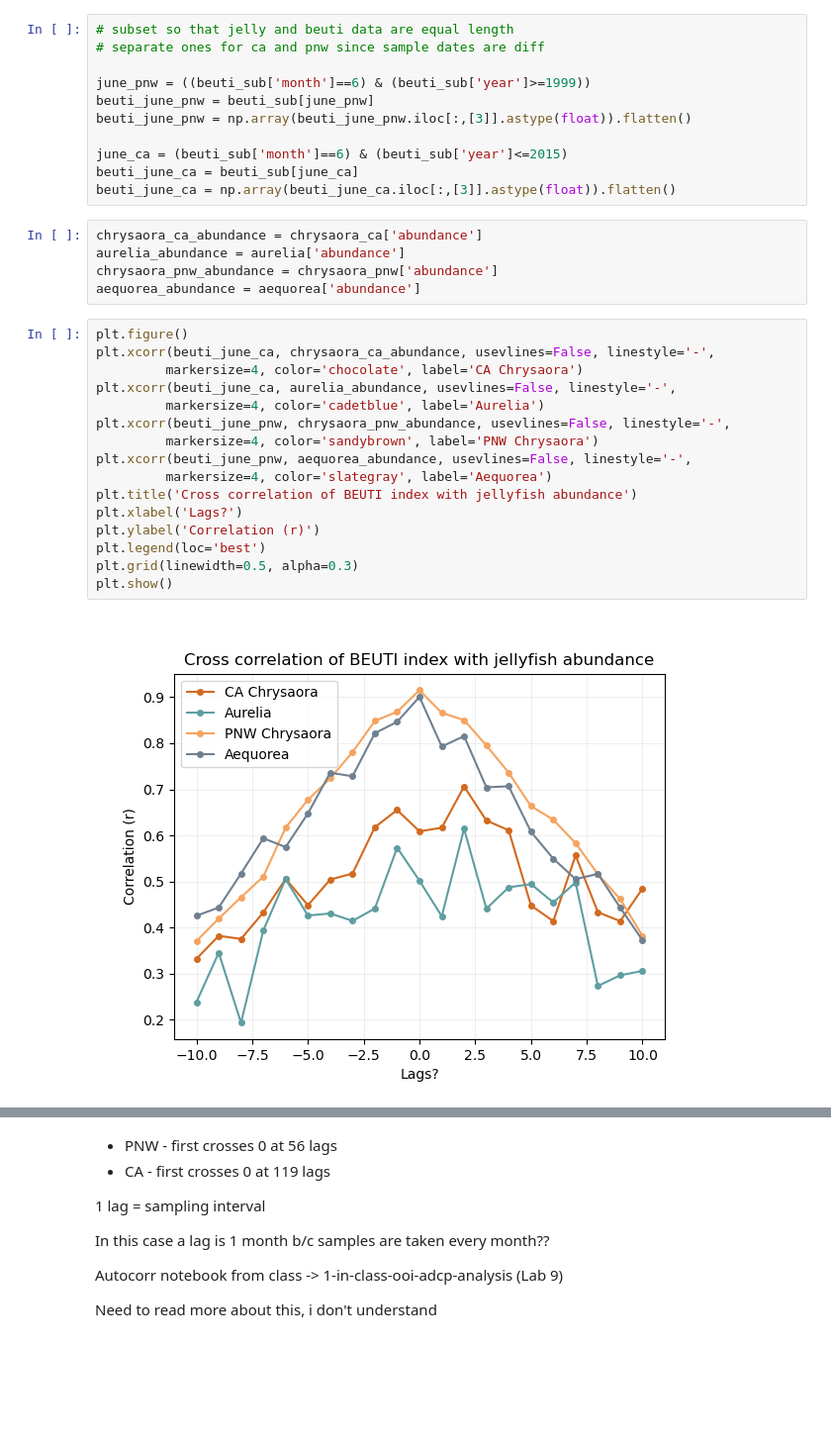
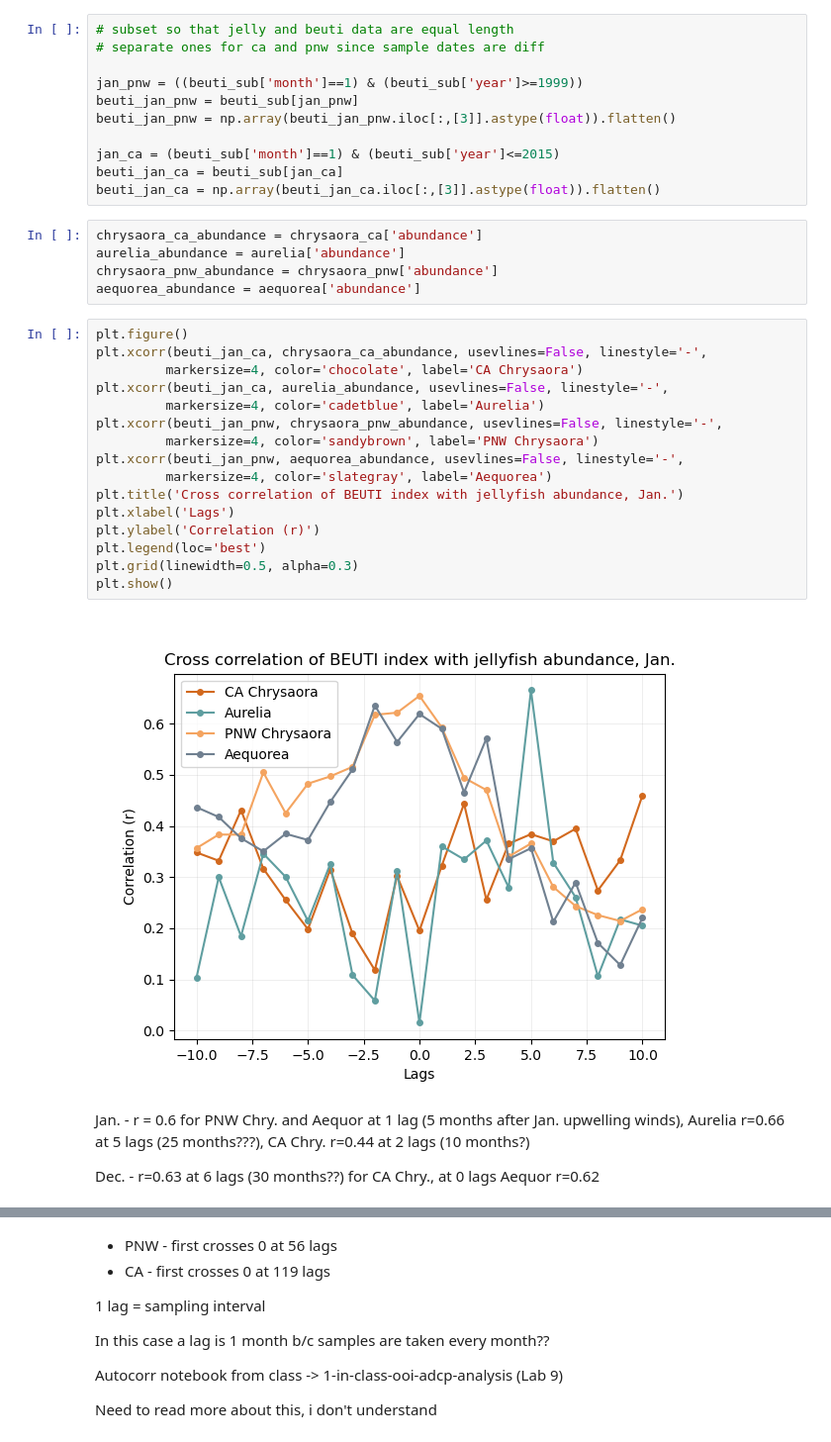
Before and after one commit to sjoh18/MS263-Final-Project, a Jupyter notebook: FinalProject.ipynb, the cells around one changed output, grey strips where cells are left out. Shown: that part at 99% size. Drawn from its saved outputs; the diff is of its cells as text; blank space fills up the shorter version.

Commit message:
worked on cross correlation plot

```diff
--- a/FinalProject.ipynb
+++ b/FinalProject.ipynb
@@ -339,13 +331,13 @@ beuti_array_pnw = beuti_array_pnw.astype(float)
 # subset so that jelly and beuti data are equal length
 # separate ones for ca and pnw since sample dates are diff
 
-june_pnw = ((beuti_sub['month']==6) & (beuti_sub['year']>=1999))
-beuti_june_pnw = beuti_sub[june_pnw]
-beuti_june_pnw = np.array(beuti_june_pnw.iloc[:,[3]].astype(float)).flatten()
+jan_pnw = ((beuti_sub['month']==1) & (beuti_sub['year']>=1999))
+beuti_jan_pnw = beuti_sub[jan_pnw]
+beuti_jan_pnw = np.array(beuti_jan_pnw.iloc[:,[3]].astype(float)).flatten()
 
-june_ca = (beuti_sub['month']==6) & (beuti_sub['year']<=2015)
-beuti_june_ca = beuti_sub[june_ca]
-beuti_june_ca = np.array(beuti_june_ca.iloc[:,[3]].astype(float)).flatten()
+jan_ca = (beuti_sub['month']==1) & (beuti_sub['year']<=2015)
+beuti_jan_ca = beuti_sub[jan_ca]
+beuti_jan_ca = np.array(beuti_jan_ca.iloc[:,[3]].astype(float)).flatten()
 # %%
 chrysaora_ca_abundance = chrysaora_ca['abundance']
 aurelia_abundance = aurelia['abundance']
@@ -353,21 +345,25 @@ chrysaora_pnw_abundance = chrysaora_pnw['abundance']
 aequorea_abundance = aequorea['abundance']
 # %%
 plt.figure()
-plt.xcorr(beuti_june_ca, chrysaora_ca_abundance, usevlines=False, linestyle='-',
+plt.xcorr(beuti_jan_ca, chrysaora_ca_abundance, usevlines=False, linestyle='-',
          markersize=4, color='chocolate', label='CA Chrysaora')
-plt.xcorr(beuti_june_ca, aurelia_abundance, usevlines=False, linestyle='-',
+plt.xcorr(beuti_jan_ca, aurelia_abundance, usevlines=False, linestyle='-',
          markersize=4, color='cadetblue', label='Aurelia')
-plt.xcorr(beuti_june_pnw, chrysaora_pnw_abundance, usevlines=False, linestyle='-',
+plt.xcorr(beuti_jan_pnw, chrysaora_pnw_abundance, usevlines=False, linestyle='-',
          markersize=4, color='sandybrown', label='PNW Chrysaora')
-plt.xcorr(beuti_june_pnw, aequorea_abundance, usevlines=False, linestyle='-',
+plt.xcorr(beuti_jan_pnw, aequorea_abundance, usevlines=False, linestyle='-',
          markersize=4, color='slategray', label='Aequorea')
-plt.title('Cross correlation of BEUTI index with jellyfish abundance')
-plt.xlabel('Lags?')
+plt.title('Cross correlation of BEUTI index with jellyfish abundance, Jan.')
+plt.xlabel('Lags')
 plt.ylabel('Correlation (r)')
 plt.legend(loc='best')
 plt.grid(linewidth=0.5, alpha=0.3)
 plt.show()
 # %% [output]
-[figure, old version]
+[figure, new version]
+# %% [markdown]
+Jan. - r = 0.6 for PNW Chry. and Aequor at 1 lag (5 months after Jan. upwelling winds), Aurelia r=0.66 at 5 lags (25 months???), CA Chry. r=0.44 at 2 lags (10 months?)
+
+Dec. - r=0.63 at 6 lags (30 months??) for CA Chry., at 0 lags Aequor r=0.62
 # %% [markdown]
 should i make this into subplots?? would it be easier to see?
```
Also changed, not shown: parts of 5 cells of this notebook.
